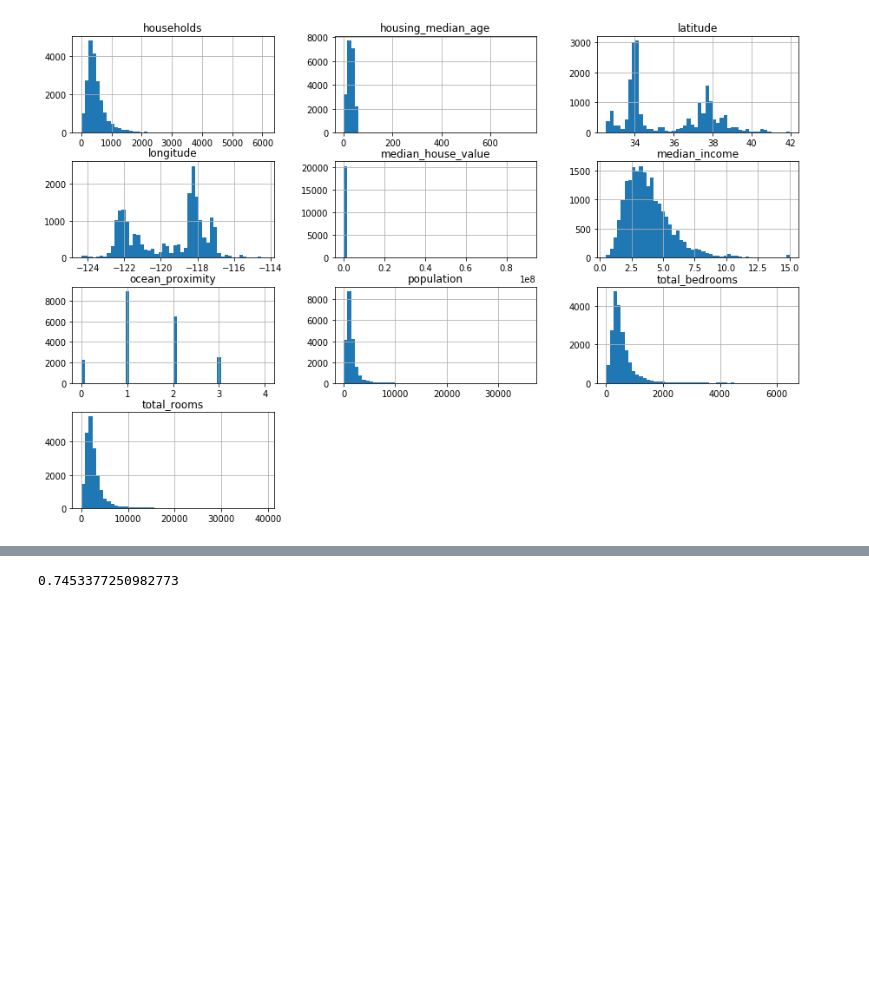
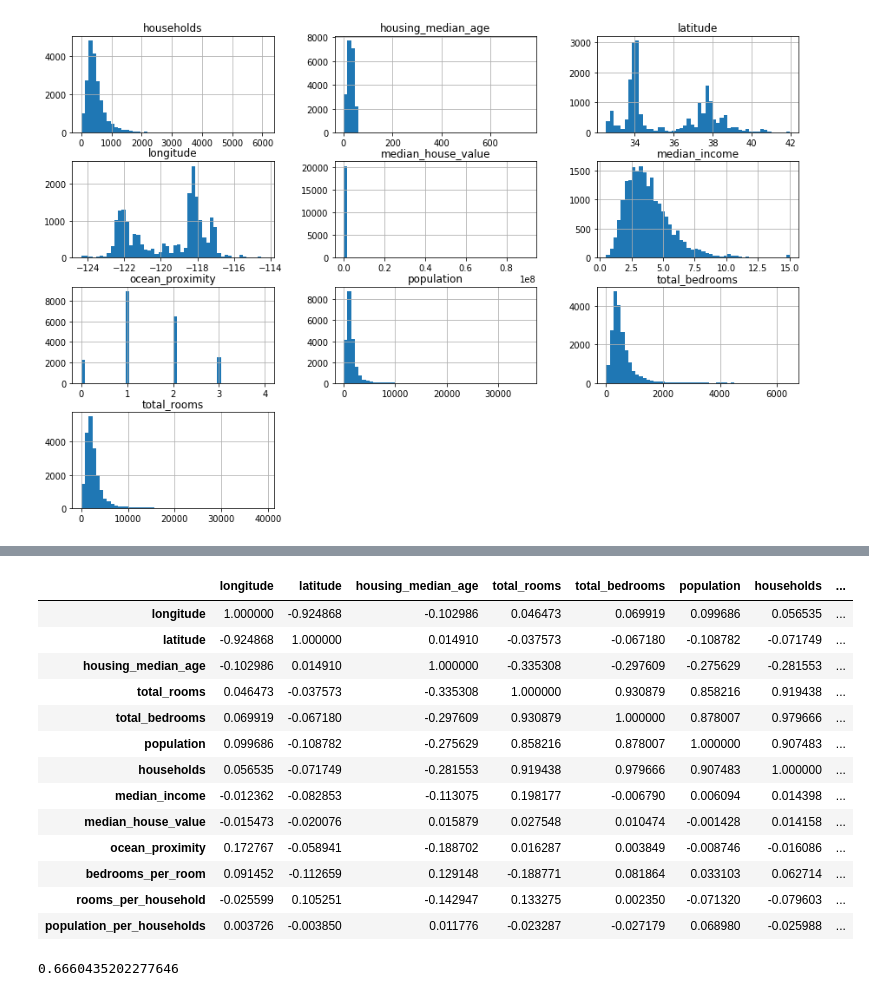
Before and after one commit to ReenanS/MachineLearning, a Jupyter notebook: T3_AI_13005634.ipynb, the cells around one changed output, grey strips where cells are left out. Saved outputs shown, nothing was run; the diff lists cells and outputs as text; code cells hidden in the pictures; blank space fills up the shorter version.

```diff
--- a/T3_AI_13005634.ipynb
+++ b/T3_AI_13005634.ipynb
@@ -87,2 +103,26 @@ plt.show()
+# %%
+#Como o "median_income" é o atributo mais correlacionado para o "median_house_value", é possivel ver outros atributos possíveis
+#Como por exemplo: bedrooms_per_room, households_per_rooms, population_per_households
+
+data['bedrooms_per_room'] = data['total_bedrooms'] / data['total_rooms']
+data['rooms_per_household'] = data['total_rooms'] / data['households']
+data['population_per_households'] = data['population'] / data['households']
+corr_matrix2 = data.corr()
+corr_matrix2
+# %% [output]
+|  | longitude | latitude | housing_median_age | total_rooms | total_bedrooms | population | households | ... |
+| longitude | 1.000000 | -0.924868 | -0.102986 | 0.046473 | 0.069919 | 0.099686 | 0.056535 | ... |
+| latitude | -0.924868 | 1.000000 | 0.014910 | -0.037573 | -0.067180 | -0.108782 | -0.071749 | ... |
+| housing_median_age | -0.102986 | 0.014910 | 1.000000 | -0.335308 | -0.297609 | -0.275629 | -0.281553 | ... |
+| total_rooms | 0.046473 | -0.037573 | -0.335308 | 1.000000 | 0.930879 | 0.858216 | 0.919438 | ... |
+| total_bedrooms | 0.069919 | -0.067180 | -0.297609 | 0.930879 | 1.000000 | 0.878007 | 0.979666 | ... |
+| population | 0.099686 | -0.108782 | -0.275629 | 0.858216 | 0.878007 | 1.000000 | 0.907483 | ... |
+| households | 0.056535 | -0.071749 | -0.281553 | 0.919438 | 0.979666 | 0.907483 | 1.000000 | ... |
+| median_income | -0.012362 | -0.082853 | -0.113075 | 0.198177 | -0.006790 | 0.006094 | 0.014398 | ... |
+| median_house_value | -0.015473 | -0.020076 | 0.015879 | 0.027548 | 0.010474 | -0.001428 | 0.014158 | ... |
+| ocean_proximity | 0.172767 | -0.058941 | -0.188702 | 0.016287 | 0.003849 | -0.008746 | -0.016086 | ... |
+| bedrooms_per_room | 0.091452 | -0.112659 | 0.129148 | -0.188771 | 0.081864 | 0.033103 | 0.062714 | ... |
+| rooms_per_household | -0.025599 | 0.105251 | -0.142947 | 0.133275 | 0.002350 | -0.071320 | -0.079603 | ... |
+| population_per_households | 0.003726 | -0.003850 | 0.011776 | -0.023287 | -0.027179 | 0.068980 | -0.025988 | ... |
 # %%
 #Preparando os dados de treinamento
@@ -93,8 +133,9 @@ data_prepared = data
 y_train = data_labels.copy()
 # %%
 #Treinando e Construindo Modelo de Decision Three
+#Separa o dataset em 80% treino e 20% teste usando amostras randomizadas
 
-X_train, X_test, y_train, y_test = train_test_split(data_prepared, data_labels, test_size = 0.2, random_state = 7)
+X_train, X_test, y_train, y_test = train_test_split(X, Y, test_size = 0.2, random_state = 7)
 
 model = GradientBoostingRegressor()
 
@@ -104,4 +145,4 @@ score = model.score(X_test, y_test)
 
 print(score)
 # %% [output]
-0.7453377250982773
+0.6660435202277646
```
Also changed, not shown: parts of 2 cells of this notebook.
